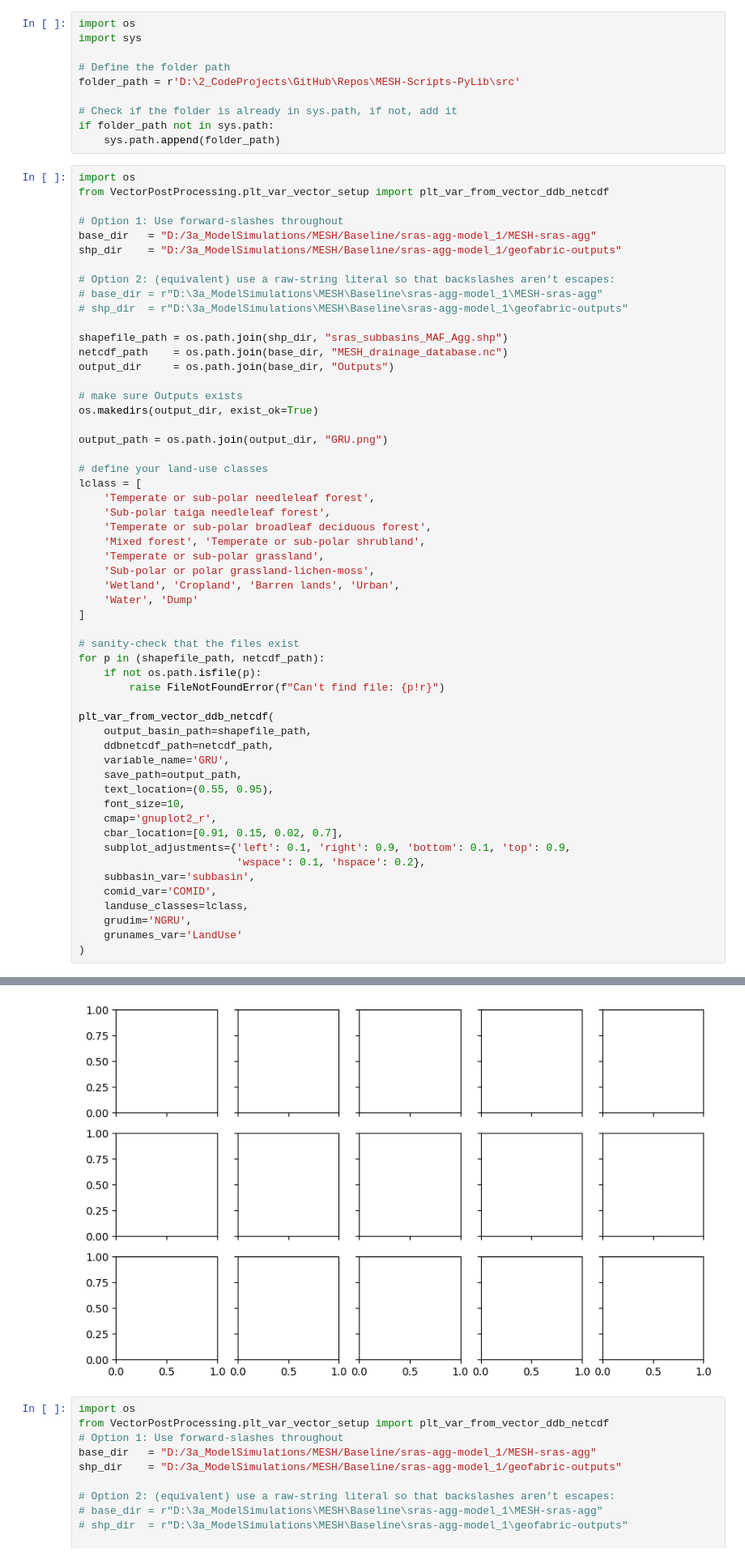
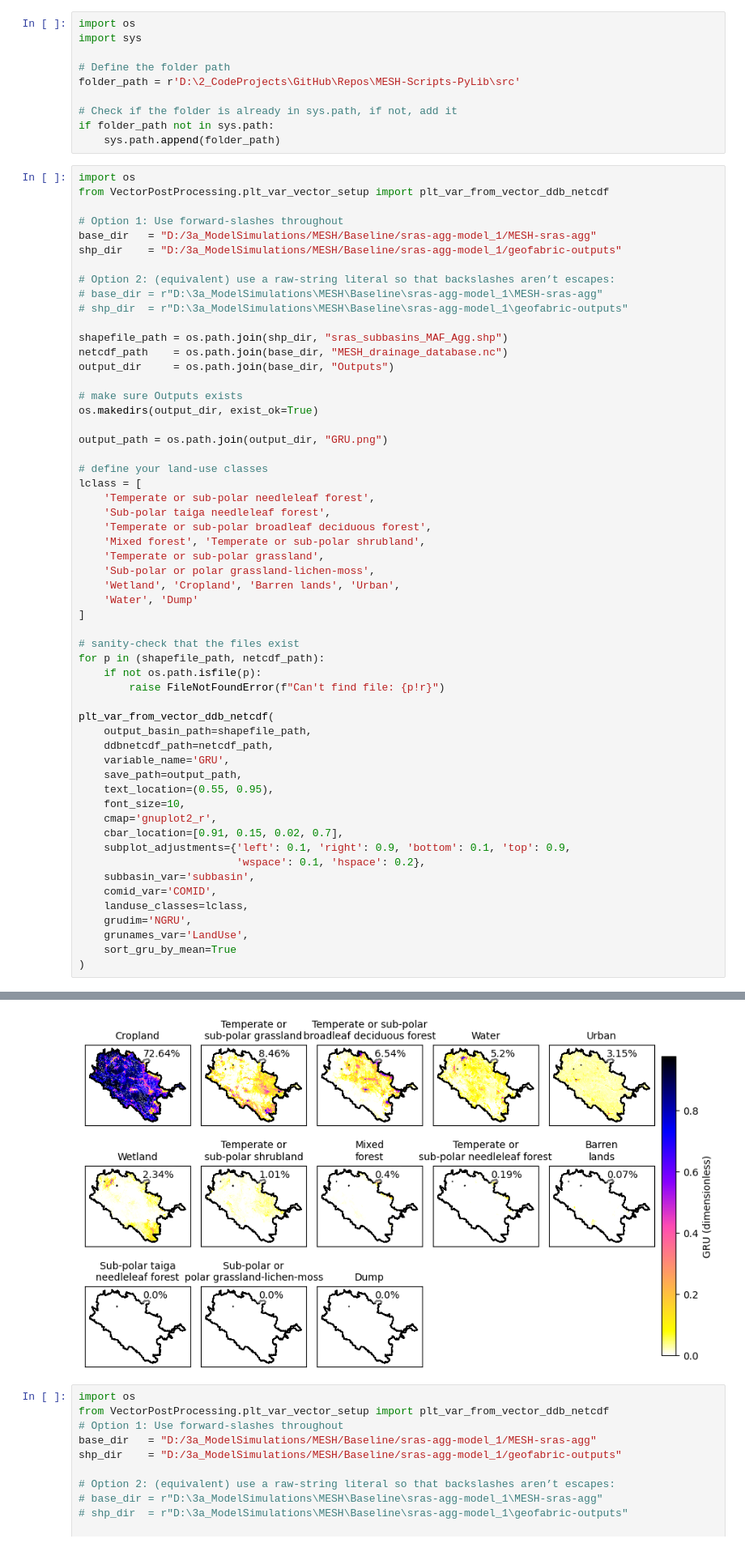
Before and after one commit to fuadyassin/MESH-Scripts-PyLib, a Jupyter notebook: docs/source/VisualizationPrep.ipynb, the cells around one changed output, grey strips where cells are left out. Shown: that part at 81% size. Drawn from its saved outputs; the diff is of its cells as text.

```diff
--- a/docs/source/VisualizationPrep.ipynb
+++ b/docs/source/VisualizationPrep.ipynb
@@ -63,7 +63,8 @@ plt_var_from_vector_ddb_netcdf(
     comid_var='COMID',
     landuse_classes=lclass,
     grudim='NGRU',
-    grunames_var='LandUse'
+    grunames_var='LandUse',
+    sort_gru_by_mean=True
 )
 # %% [output]
 len(dims) == 2 and dims[1] == grudim
@@ -71,4 +71,4 @@ KeyError: (np.str_('Cropland'), np.str_('Temperate or sub-polar grassland'), np.
-[figure, old version]
+[figure, new version]
 # %%
 import os
 from VectorPostProcessing.plt_var_vector_setup import plt_var_from_vector_ddb_netcdf
```
Also changed, not shown: parts of 1 cell of this notebook, 1 other file.
